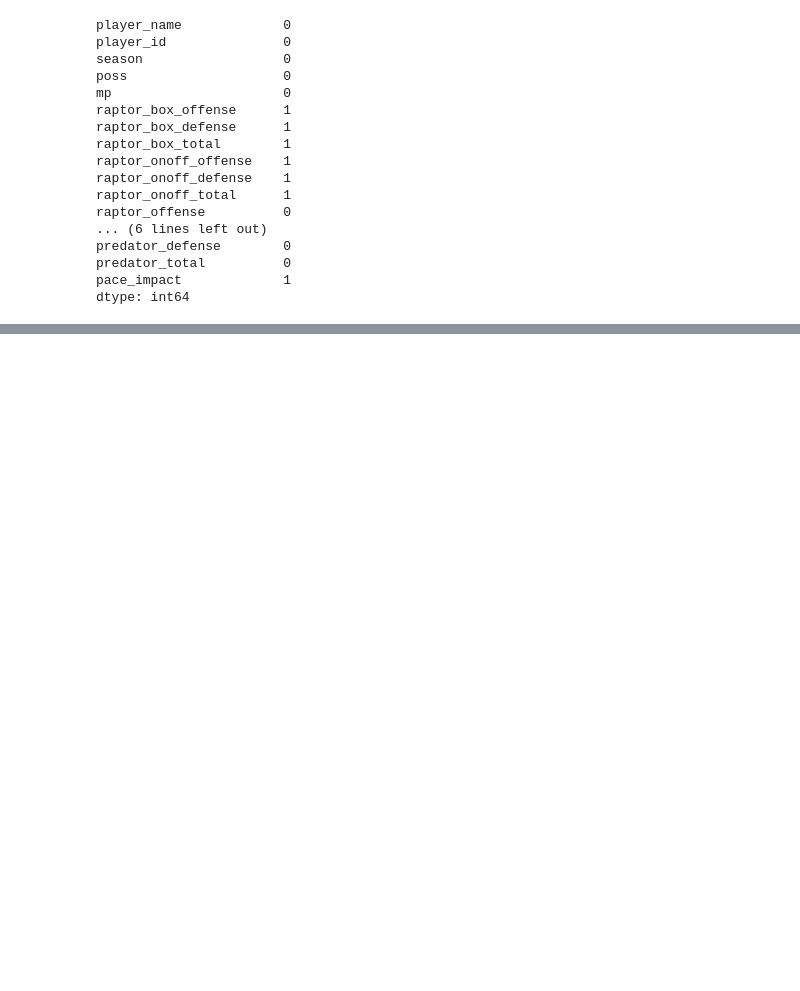
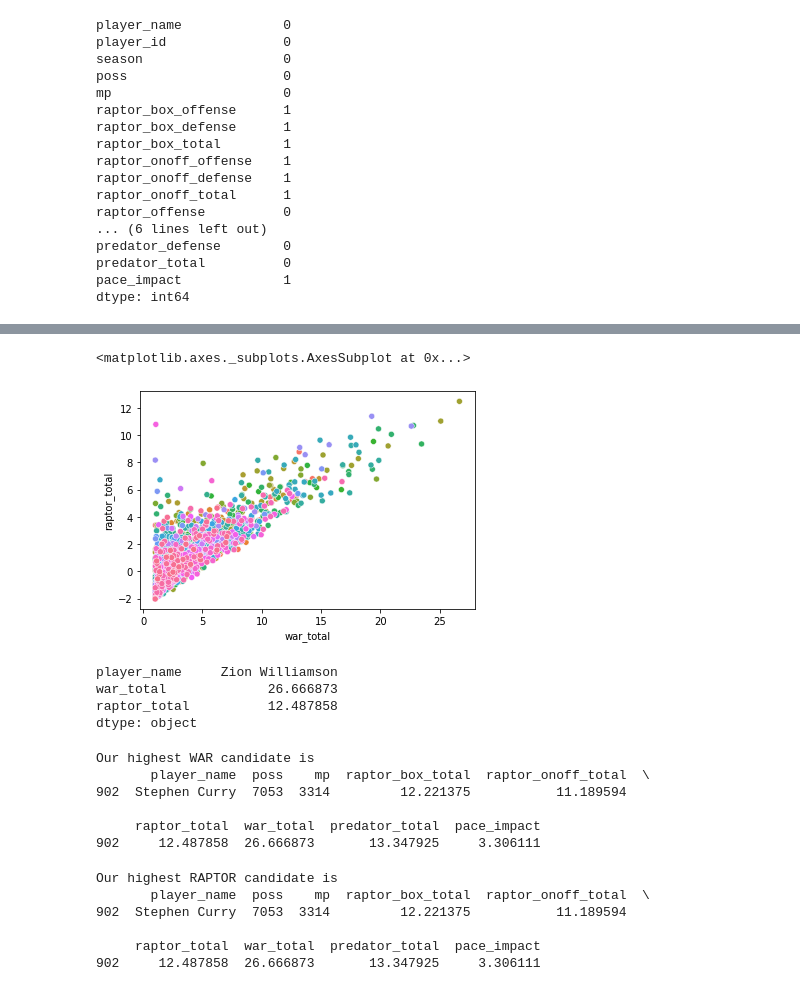
Before and after one commit to acafiero/sports-project2, a Jupyter notebook: Cafiero_Project_2.ipynb, the cells around one changed output, grey strips where cells are left out. Saved outputs shown, nothing was run; the diff lists cells and outputs as text; code cells hidden in the pictures; blank space fills up the shorter version.

```diff
--- a/Cafiero_Project_2.ipynb
+++ b/Cafiero_Project_2.ipynb
@@ -129,0 +225,37 @@ dtype: int64
+# %%
+sns.scatterplot(data=df, x='war_total', y='raptor_total', hue='player_name', legend = False)
+
+## there are one or two distinct outliers that give us a better picture of who could be our ideal player
+# %% [output]
+<matplotlib.axes._subplots.AxesSubplot at 0x...>
+[figure, added]
+# %%
+maxWAR = df[['player_name', 'war_total', 'raptor_total']].max()
+print(maxWAR)
+# %% [output]
+player_name     Zion Williamson
+war_total             26.666873
+raptor_total          12.487858
+dtype: object
+# %%
+print('Our highest WAR candidate is ')
+print(df[df.war_total == df.war_total.max()])
+# %% [output]
+Our highest WAR candidate is
+       player_name  poss    mp  raptor_box_total  raptor_onoff_total  \
+902  Stephen Curry  7053  3314         12.221375           11.189594
+
+     raptor_total  war_total  predator_total  pace_impact
+902     12.487858  26.666873       13.347925     3.306111
+# %%
+print('Our highest RAPTOR candidate is ')
+print(df[df.raptor_total == df.raptor_total.max()])
+
+## our top choice is Steph Curry (who is shocked?)
+# %% [output]
+Our highest RAPTOR candidate is
+       player_name  poss    mp  raptor_box_total  raptor_onoff_total  \
+902  Stephen Curry  7053  3314         12.221375           11.189594
+
+     raptor_total  war_total  predator_total  pace_impact
+902     12.487858  26.666873       13.347925     3.306111
```
Also changed, not shown: parts of 27 cells of this notebook.
